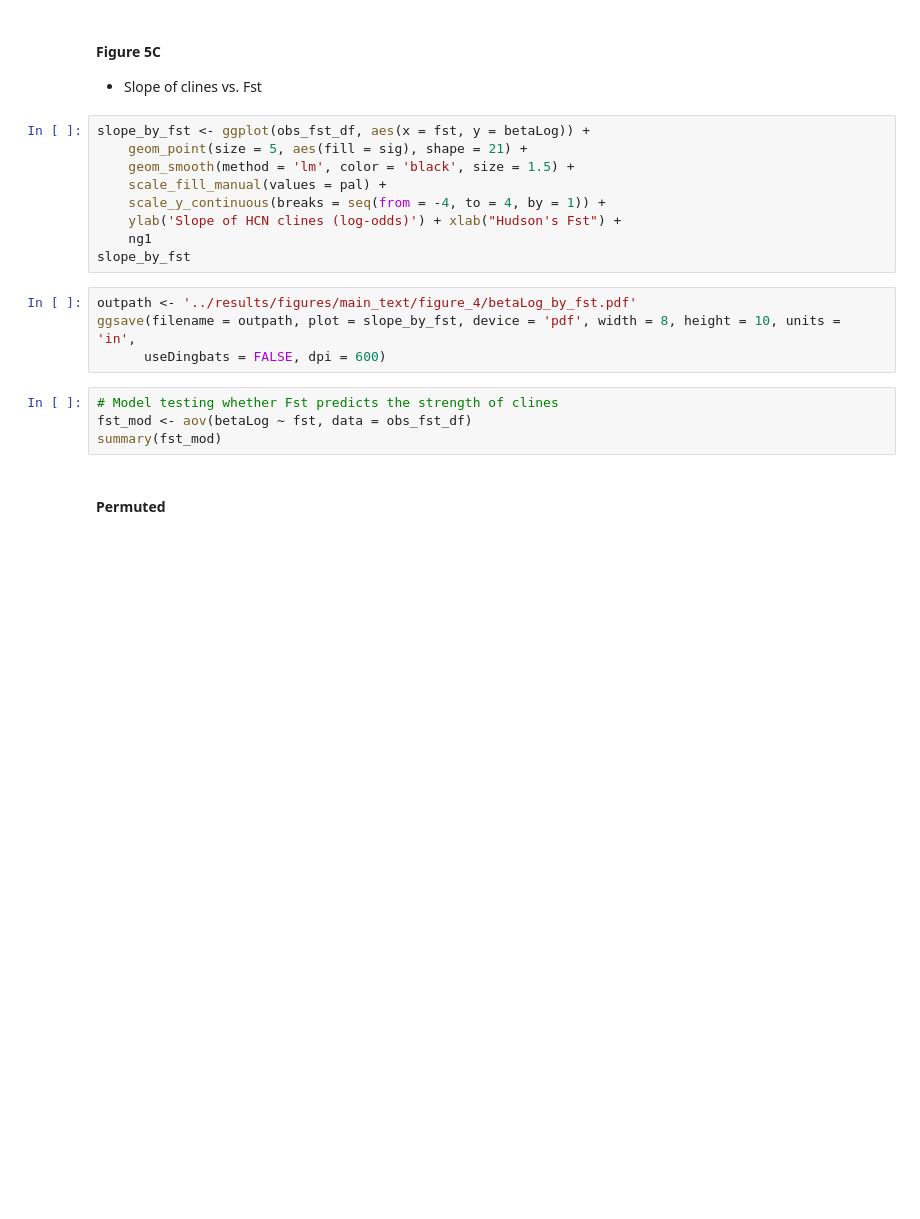
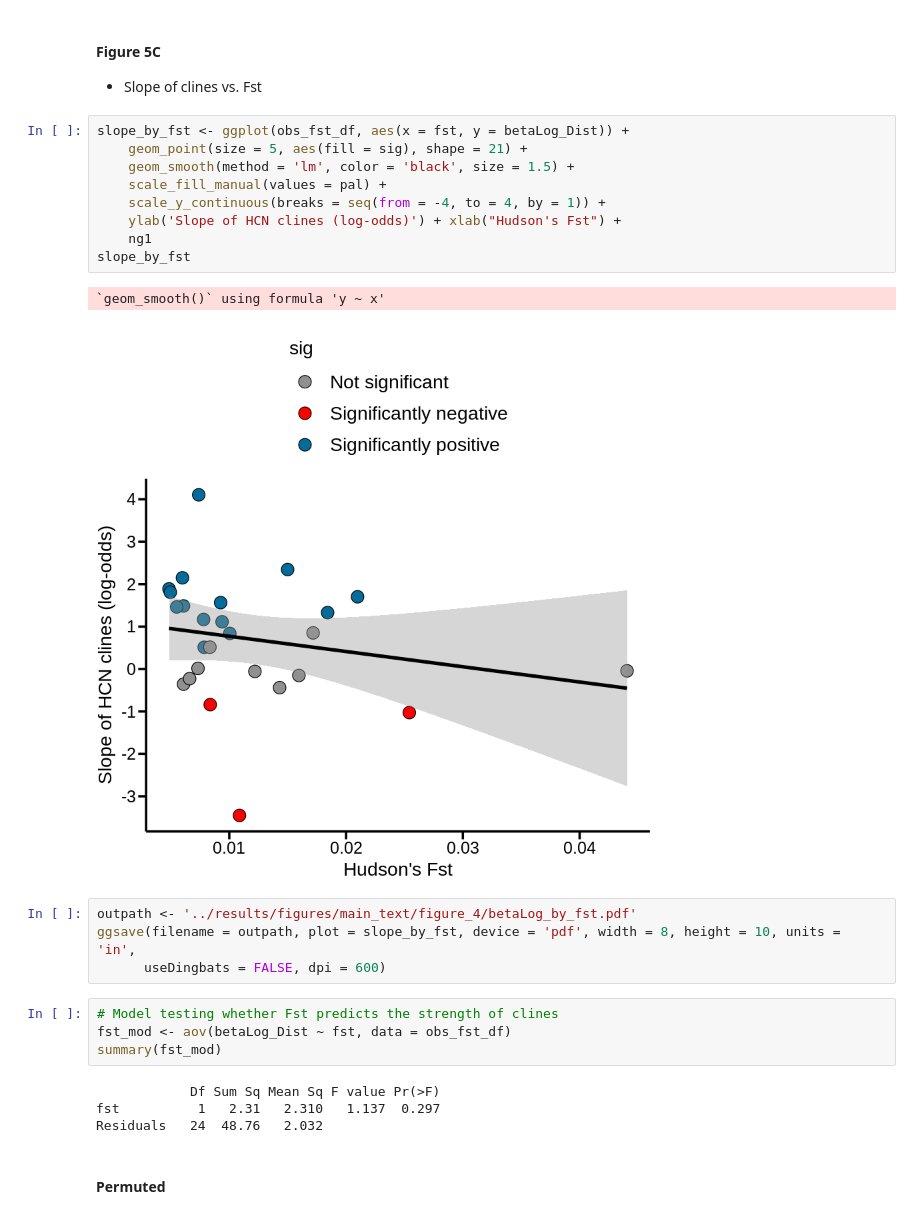
Before and after one commit to James-S-Santangelo/glue_pc, a Jupyter notebook: genomic-analyses/notebooks/pi_fst_byCity_byHabitat.r.ipynb, the cells around one changed output. Saved outputs shown, nothing was run; the diff lists cells and outputs as text; blank space fills up the shorter version.

```diff
--- a/genomic-analyses/notebooks/pi_fst_byCity_byHabitat.r.ipynb
+++ b/genomic-analyses/notebooks/pi_fst_byCity_byHabitat.r.ipynb
@@ -372,22 +497,29 @@ emmeans(fst_mod, specs = 'sigLog')
 
 - Slope of clines vs. Fst
 # %%
-slope_by_fst <- ggplot(obs_fst_df, aes(x = fst, y = betaLog)) +
+slope_by_fst <- ggplot(obs_fst_df, aes(x = fst, y = betaLog_Dist)) +
     geom_point(size = 5, aes(fill = sig), shape = 21) +
     geom_smooth(method = 'lm', color = 'black', size = 1.5) +
     scale_fill_manual(values = pal) +
     scale_y_continuous(breaks = seq(from = -4, to = 4, by = 1)) +
     ylab('Slope of HCN clines (log-odds)') + xlab("Hudson's Fst") +
     ng1
 slope_by_fst
+# %% [output]
+`geom_smooth()` using formula 'y ~ x'
+[figure, added]
 # %%
 outpath <- '../results/figures/main_text/figure_4/betaLog_by_fst.pdf'
 ggsave(filename = outpath, plot = slope_by_fst, device = 'pdf', width = 8, height = 10, units = 'in',
       useDingbats = FALSE, dpi = 600)
 # %%
 # Model testing whether Fst predicts the strength of clines
-fst_mod <- aov(betaLog ~ fst, data = obs_fst_df)
+fst_mod <- aov(betaLog_Dist ~ fst, data = obs_fst_df)
 summary(fst_mod)
+# %% [output]
+            Df Sum Sq Mean Sq F value Pr(>F)
+fst          1   2.31   2.310   1.137  0.297
+Residuals   24  48.76   2.032
 # %% [markdown]
 #### Permuted
 # %%
```
Also changed, not shown: parts of 31 cells of this notebook.
